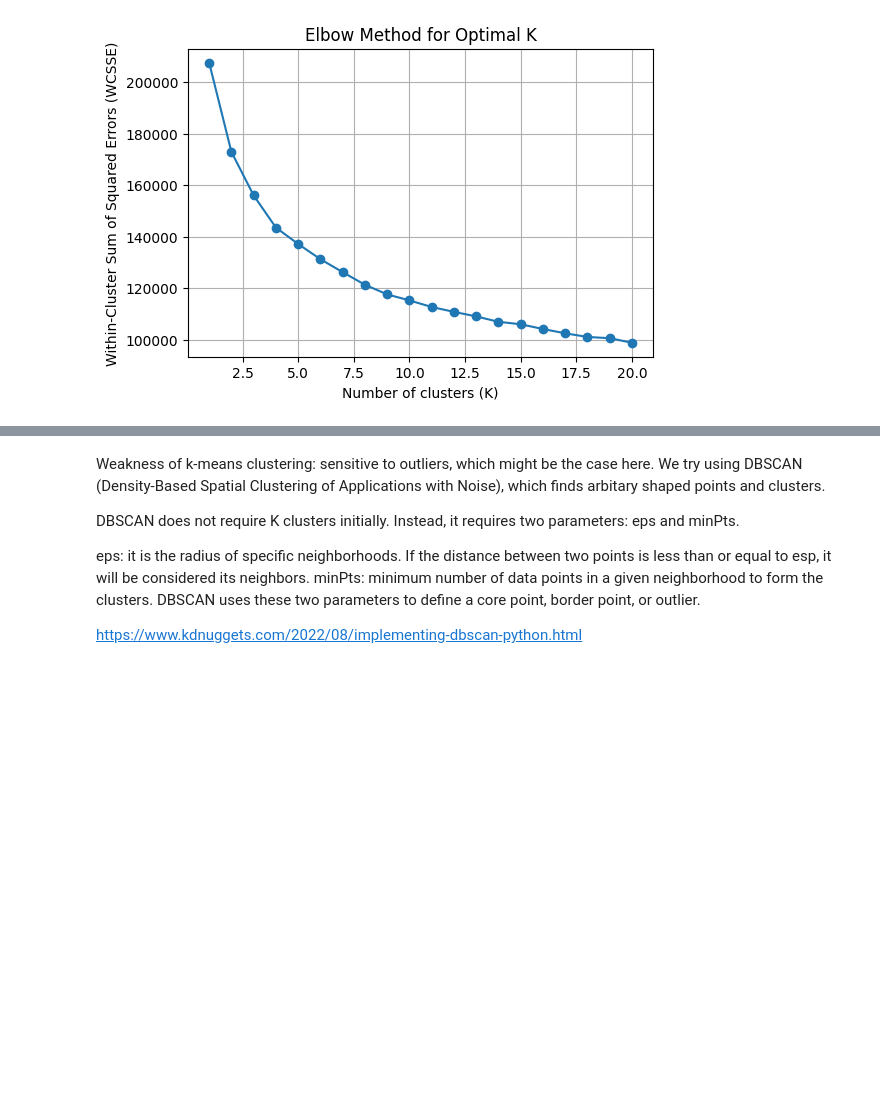
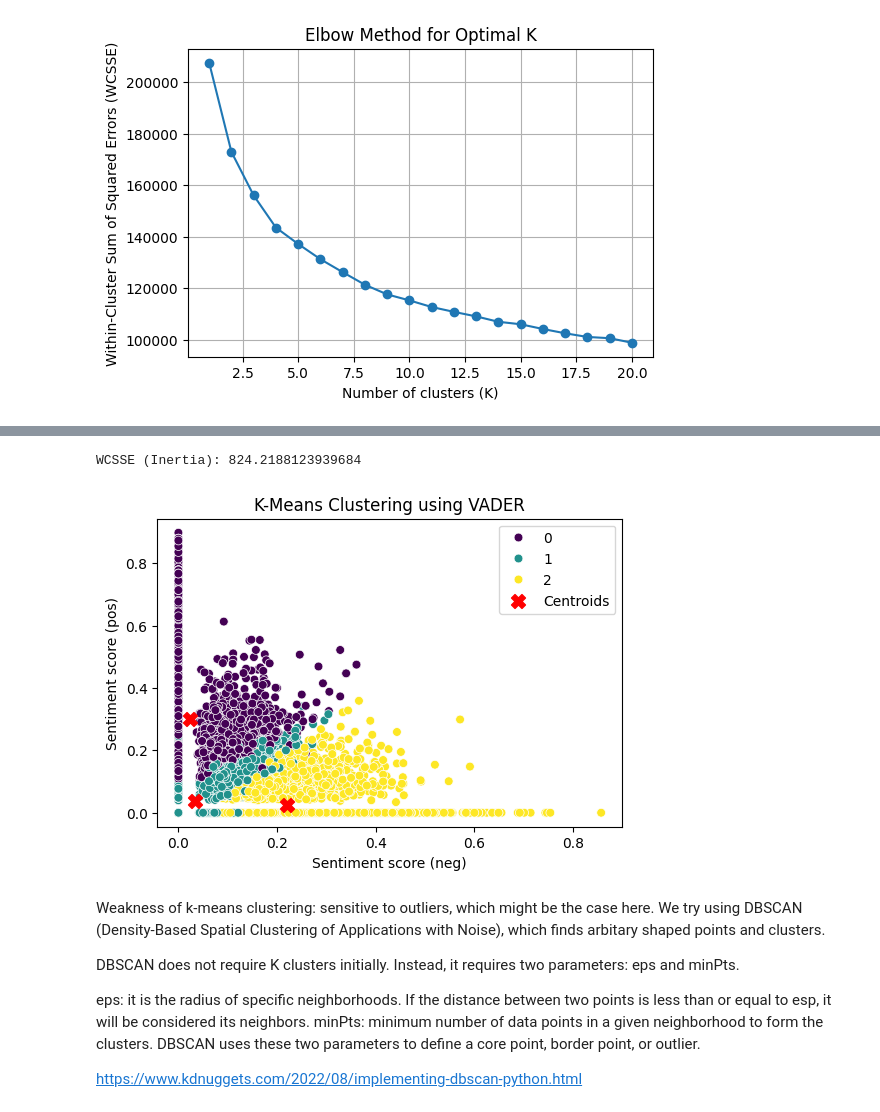
Before and after one commit to NomadZhang/MSI5001, a Jupyter notebook: main.ipynb, the cells around one changed output, grey strips where cells are left out. Cells and saved outputs as stored; diff of their text form; code cells hidden in the pictures; blank space fills up the shorter version.

```diff
--- a/main.ipynb
+++ b/main.ipynb
@@ -669,3 +754,39 @@ WCSSE (Inertia) for K=20: 98870.43895143375
+# %%
+import seaborn as sns
+
+k = 3
+kmeans = KMeans(n_clusters=k, n_init=10, random_state=0)
+kmeans.fit(VADER_sentiments)
+# Cluster labels assigned to each data point (0, 1, or 2 for 3 clusters)
+labels = kmeans.labels_
+
+print("WCSSE (Inertia):", kmeans.inertia_)
+
+# Create DataFrame for plotting
+df_plot = pd.DataFrame(VADER_sentiments, columns=["neg","pos"])
+df_plot['Cluster'] = labels
+
+plt.figure(figsize=(6, 4))
+sns.scatterplot(data=df_plot,
+                x="neg",
+                y="pos",
+                hue='Cluster',
+                palette='viridis',
+                s=40)
+
+# Plot centroids
+centroids = kmeans.cluster_centers_
+plt.scatter(centroids[:, 0], centroids[:, 2],
+            s=100, c='red', marker='X', label='Centroids')
+
+plt.title("K-Means Clustering using VADER")
+plt.xlabel("Sentiment score (neg)")
+plt.ylabel("Sentiment score (pos)")
+plt.legend()
+plt.show()
+# %% [output]
+WCSSE (Inertia): 824.2188123939684
+[figure, added]
 # %% [markdown]
 Weakness of k-means clustering: sensitive to outliers, which might be the case here. We try using DBSCAN (Density-Based Spatial Clustering of Applications with Noise), which finds arbitary shaped points and clusters.
 
```
Also changed, not shown: parts of 3 cells of this notebook.
